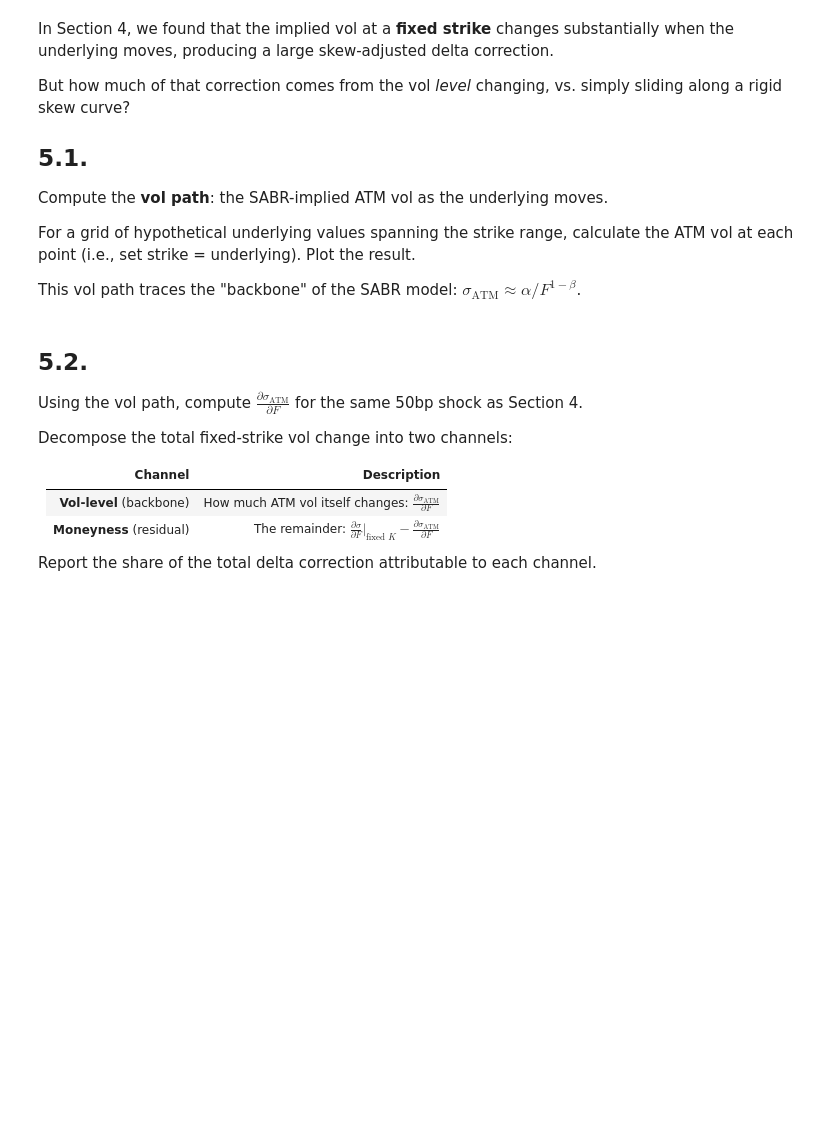
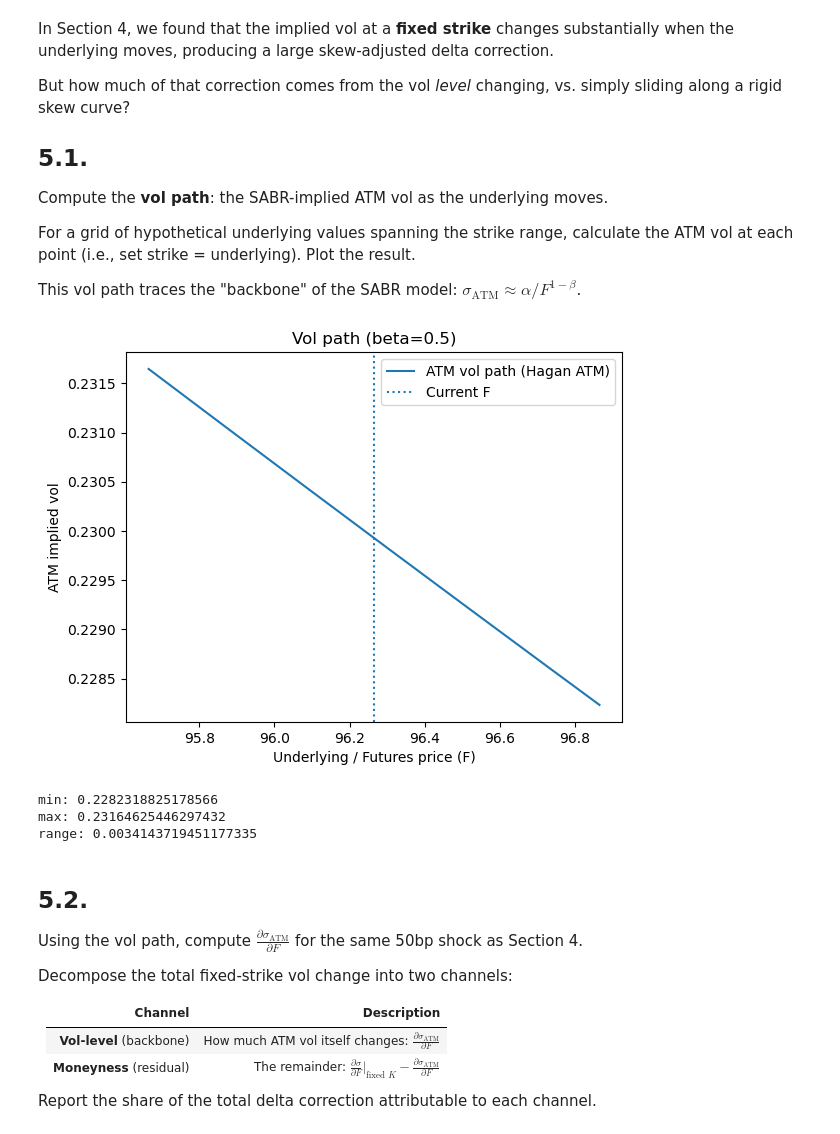
Before and after one commit to reecevdw/FINM-375-GROUP-B, a Jupyter notebook: hw3/E.8.1.%20SABR%20Calibration%20and%20Hedging.ipynb, the cells around one changed output. Drawn from its saved outputs; the diff is of its cells as text; code cells hidden in the pictures; blank space fills up the shorter version.

Commit message:
SABR part completed

```diff
--- a/hw3/E.8.1.%20SABR%20Calibration%20and%20Hedging.ipynb
+++ b/hw3/E.8.1.%20SABR%20Calibration%20and%20Hedging.ipynb
@@ -563,6 +860,42 @@ Compute the **vol path**: the SABR-implied ATM vol as the underlying moves.
 For a grid of hypothetical underlying values spanning the strike range, calculate the ATM vol at each point (i.e., set strike = underlying). Plot the result.
 
 This vol path traces the "backbone" of the SABR model: $\sigma_{\text{ATM}} \approx \alpha / F^{1-\beta}$.
+# %%
+# 5.1 — Vol path ONLY: SABR-implied ATM vol as F moves (set K = F)
+# Uses Hagan ATM formula (since vs.sabr is constant at ATM in your setup)
+
+beta = 0.5
+alpha = results[beta]["alpha"]
+nu    = results[beta]["nu"]
+rho   = results[beta]["rho"]
+
+# grid of hypothetical underlying values (use your strike range or just around F)
+F_grid = np.linspace(F - 0.6, F + 0.6, 200)
+
+omb = 1.0 - beta
+term1 = (omb**2 / 24.0) * (alpha**2) / (F_grid ** (2.0 * omb))
+term2 = (rho * beta * nu * alpha) / (4.0 * (F_grid ** omb))
+term3 = (2.0 - 3.0 * rho**2) * (nu**2) / 24.0
+
+atm_vol_path = (alpha / (F_grid ** omb)) * (1.0 + (term1 + term2 + term3) * T)
+
+plt.figure()
+plt.plot(F_grid, atm_vol_path, label="ATM vol path (Hagan ATM)")
+plt.axvline(F, linestyle=":", label="Current F")
+plt.xlabel("Underlying / Futures price (F)")
+plt.ylabel("ATM implied vol")
+plt.title(f"Vol path (beta={beta})")
+plt.legend()
+plt.show()
+
+print("min:", float(atm_vol_path.min()))
+print("max:", float(atm_vol_path.max()))
+print("range:", float(atm_vol_path.max() - atm_vol_path.min()))
+# %% [output]
+[figure, added]
+min: 0.2282318825178566
+max: 0.23164625446297432
+range: 0.0034143719451177335
 # %% [markdown]
 ## 5.2.
 
```
Also changed, not shown: parts of 8 cells of this notebook.
